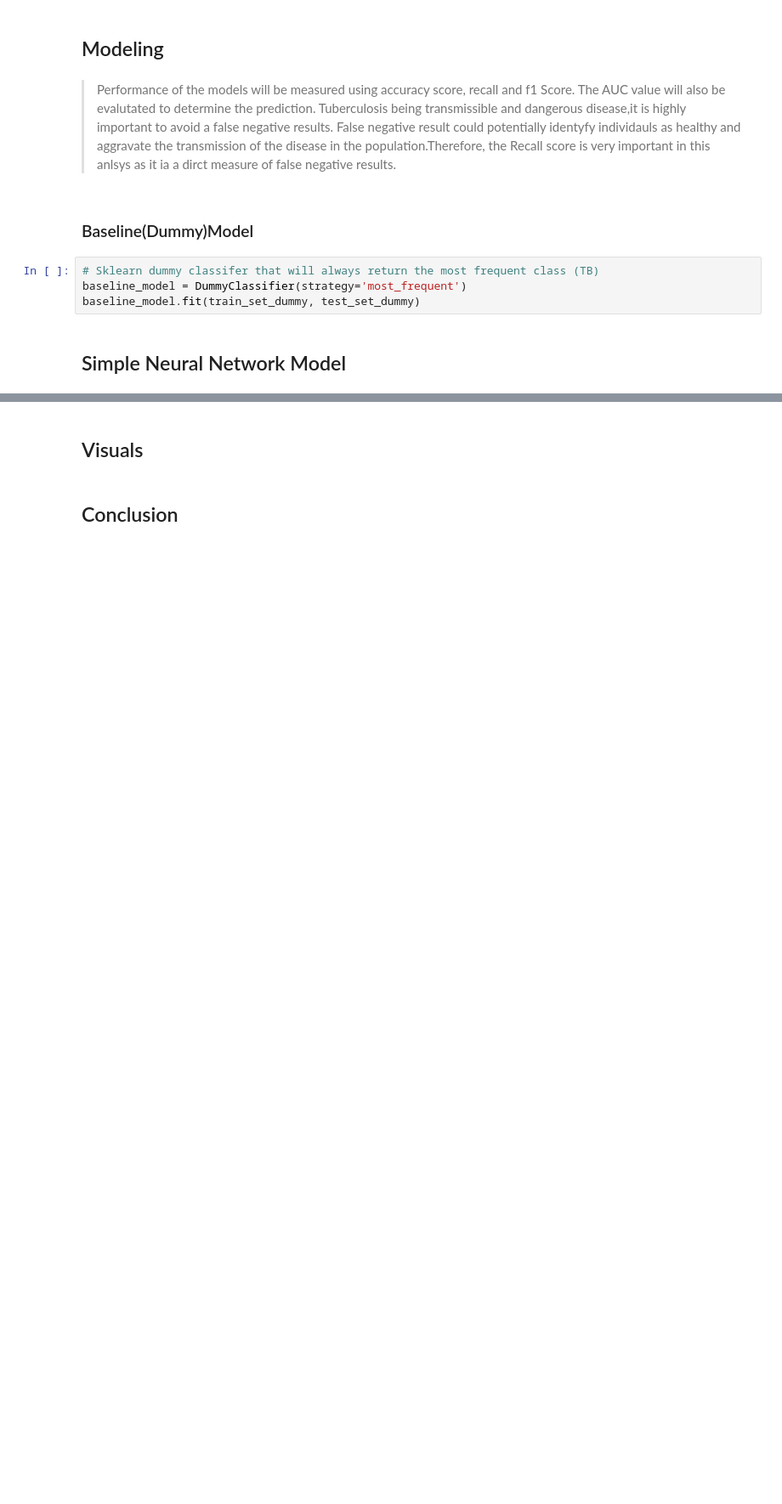
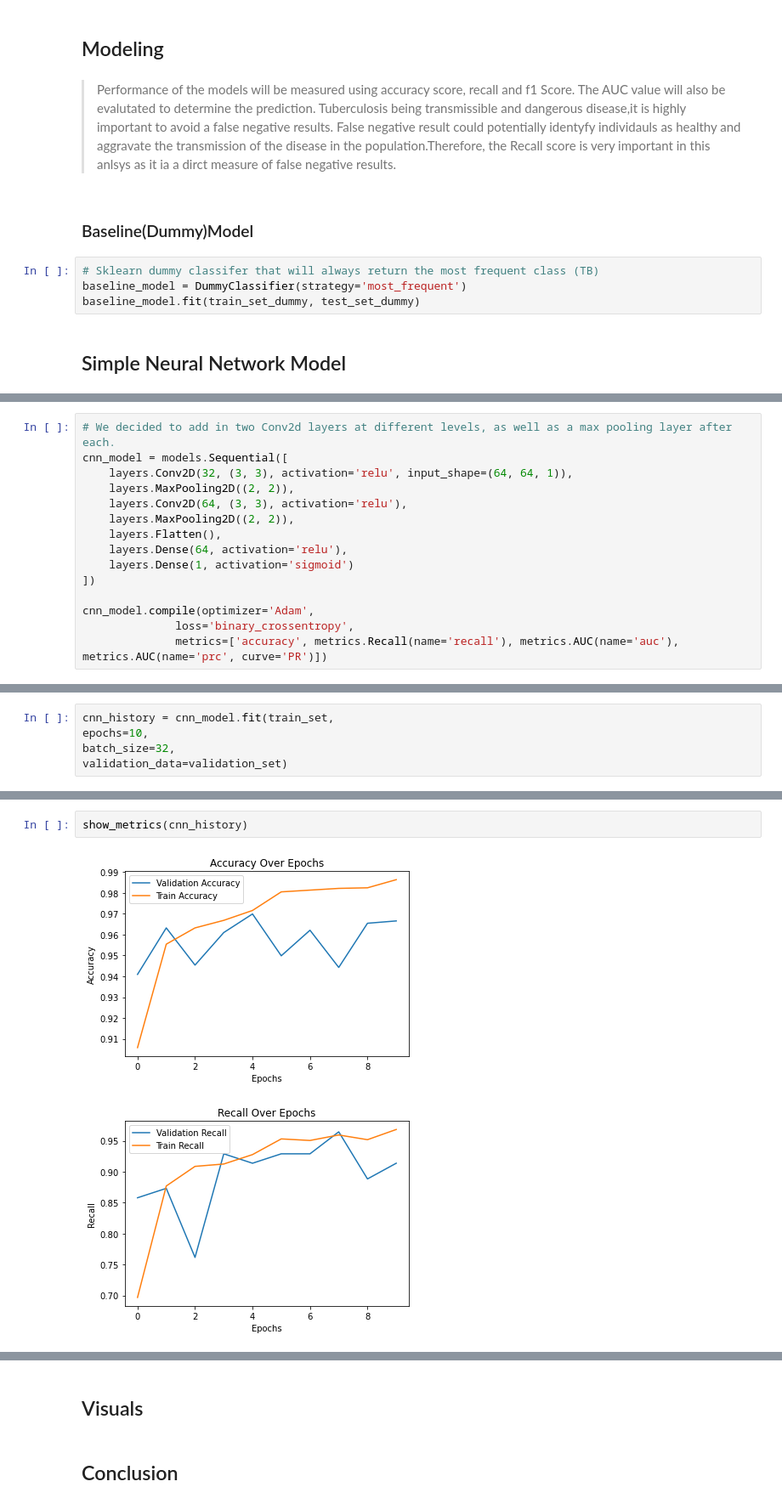
Before and after one commit to Tamiru3/TuberculosisImageClassifcation, a Jupyter notebook: Untitled.ipynb, the cells around one changed output, grey strips where cells are left out. Shown: that part at 85% size. Saved outputs shown, nothing was run; the diff lists cells and outputs as text; blank space fills up the shorter version.

```diff
--- a/Untitled.ipynb
+++ b/Untitled.ipynb
@@ -249,0 +308,15 @@ simple_model.evaluate(test_set)
+# %%
+# We decided to add in two Conv2d layers at different levels, as well as a max pooling layer after each.
+cnn_model = models.Sequential([
+    layers.Conv2D(32, (3, 3), activation='relu', input_shape=(64, 64, 1)),
+    layers.MaxPooling2D((2, 2)),
+    layers.Conv2D(64, (3, 3), activation='relu'),
+    layers.MaxPooling2D((2, 2)),
+    layers.Flatten(),
+    layers.Dense(64, activation='relu'),
+    layers.Dense(1, activation='sigmoid')
+])
+
+cnn_model.compile(optimizer='Adam',
+              loss='binary_crossentropy',
+              metrics=['accuracy', metrics.Recall(name='recall'), metrics.AUC(name='auc'), metrics.AUC(name='prc', curve='PR')])
@@ -249,0 +343,5 @@ simple_model.evaluate(test_set)
+# %%
+cnn_history = cnn_model.fit(train_set,
+epochs=10,
+batch_size=32,
+validation_data=validation_set)
@@ -249,0 +369,5 @@ simple_model.evaluate(test_set)
+# %%
+show_metrics(cnn_history)
+# %% [output]
+[figure, added]
+[figure, added]
```
Also changed, not shown: parts of 30 cells of this notebook.
